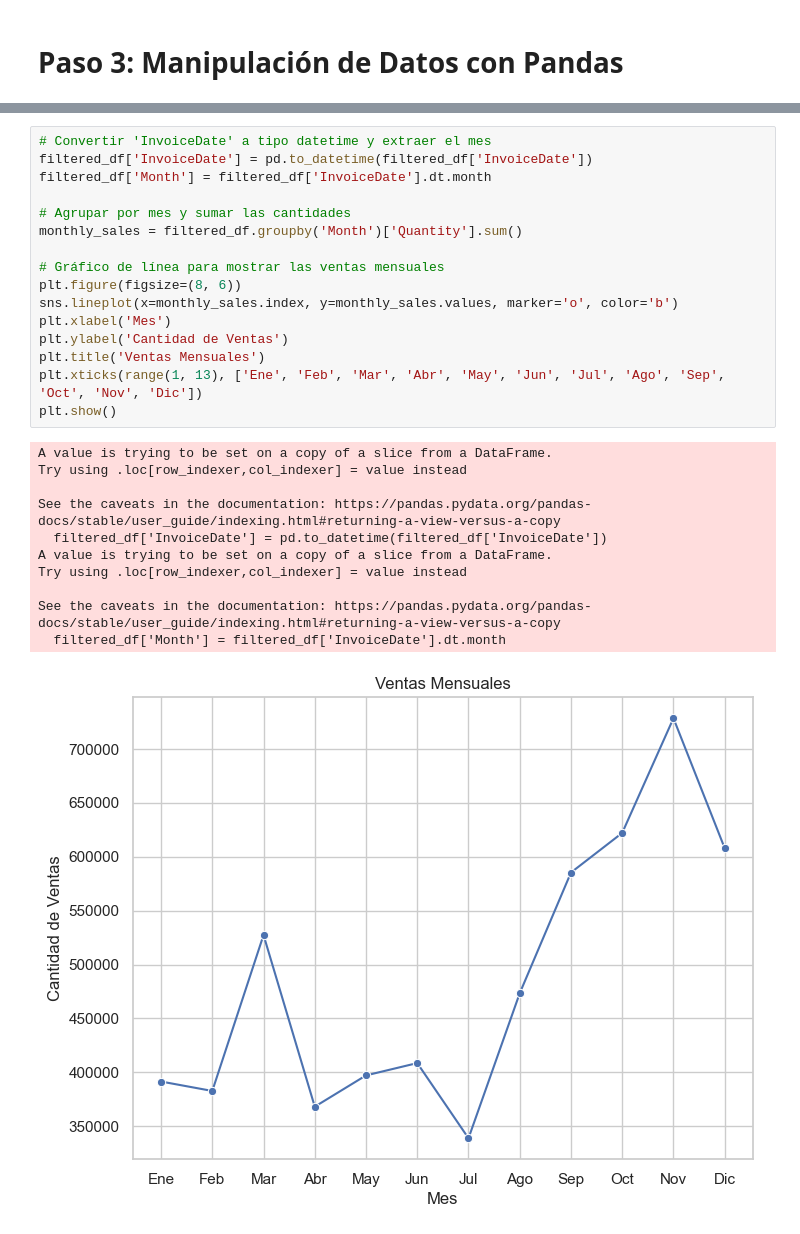
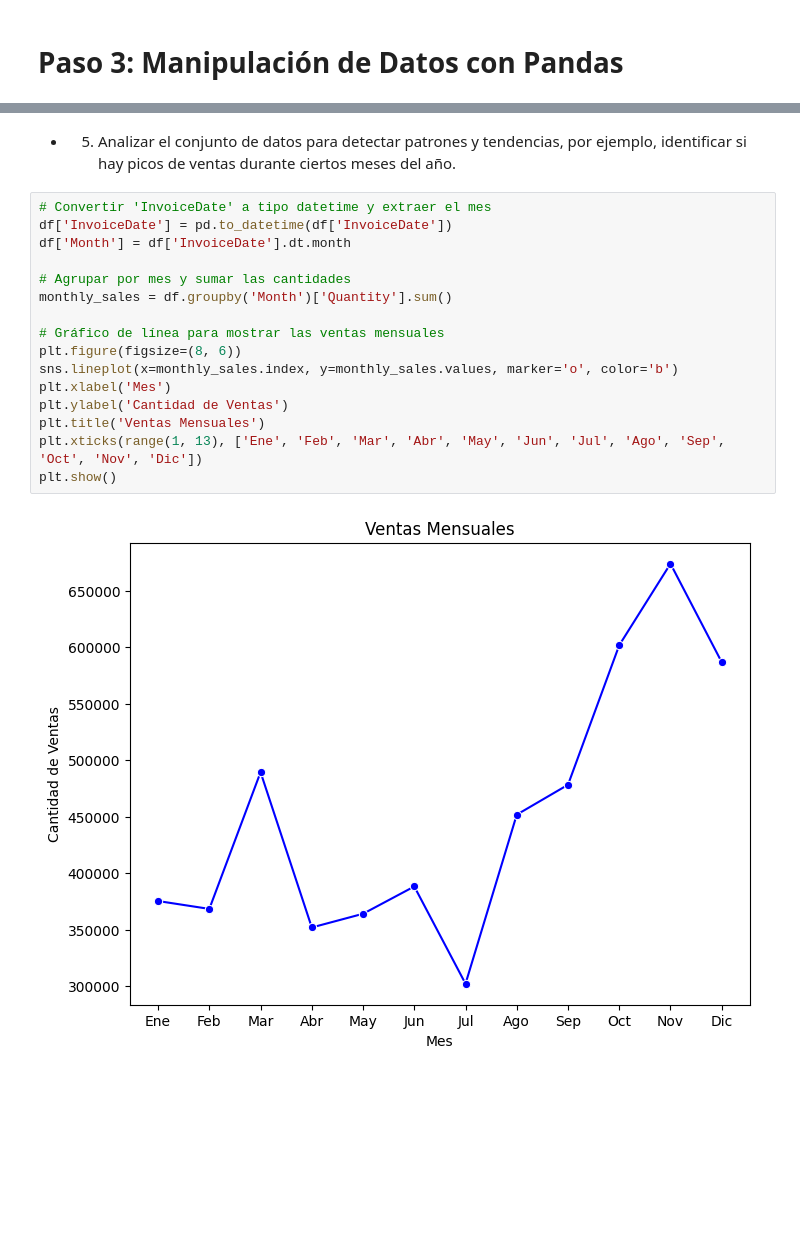
Before and after one commit to Naren-7/API-Google-Cloud, a Jupyter notebook: main.ipynb, the cells around one changed output, grey strips where cells are left out. Drawn from its saved outputs; the diff is of its cells as text; blank space fills up the shorter version.

```diff
--- a/main.ipynb
+++ b/main.ipynb
@@ -96,28 +149,21 @@ Passing `palette` without assigning `hue` is deprecated and will be removed in v
+# %% [markdown]
+- 5. Analizar el conjunto de datos para detectar patrones y tendencias, por ejemplo,
+identificar si hay picos de ventas durante ciertos meses del año.
 # %%
 # Convertir 'InvoiceDate' a tipo datetime y extraer el mes
-filtered_df['InvoiceDate'] = pd.to_datetime(filtered_df['InvoiceDate'])
-filtered_df['Month'] = filtered_df['InvoiceDate'].dt.month
+df['InvoiceDate'] = pd.to_datetime(df['InvoiceDate'])
+df['Month'] = df['InvoiceDate'].dt.month
 
 # Agrupar por mes y sumar las cantidades
-monthly_sales = filtered_df.groupby('Month')['Quantity'].sum()
+monthly_sales = df.groupby('Month')['Quantity'].sum()
 
 # Gráfico de línea para mostrar las ventas mensuales
 plt.figure(figsize=(8, 6))
 sns.lineplot(x=monthly_sales.index, y=monthly_sales.values, marker='o', color='b')
 plt.xlabel('Mes')
 plt.ylabel('Cantidad de Ventas')
 plt.title('Ventas Mensuales')
 plt.xticks(range(1, 13), ['Ene', 'Feb', 'Mar', 'Abr', 'May', 'Jun', 'Jul', 'Ago', 'Sep', 'Oct', 'Nov', 'Dic'])
 plt.show()
 # %% [output]
-A value is trying to be set on a copy of a slice from a DataFrame.
-Try using .loc[row_indexer,col_indexer] = value instead
-
-See the caveats in the documentation: https://pandas.pydata.org/pandas-docs/stable/user_guide/indexing.html#returning-a-view-versus-a-copy
-  filtered_df['InvoiceDate'] = pd.to_datetime(filtered_df['InvoiceDate'])
-A value is trying to be set on a copy of a slice from a DataFrame.
-Try using .loc[row_indexer,col_indexer] = value instead
-
-See the caveats in the documentation: https://pandas.pydata.org/pandas-docs/stable/user_guide/indexing.html#returning-a-view-versus-a-copy
-  filtered_df['Month'] = filtered_df['InvoiceDate'].dt.month
-[figure, old version]
+[figure, new version]
```
Also changed, not shown: parts of 13 cells of this notebook, 1 other file.
